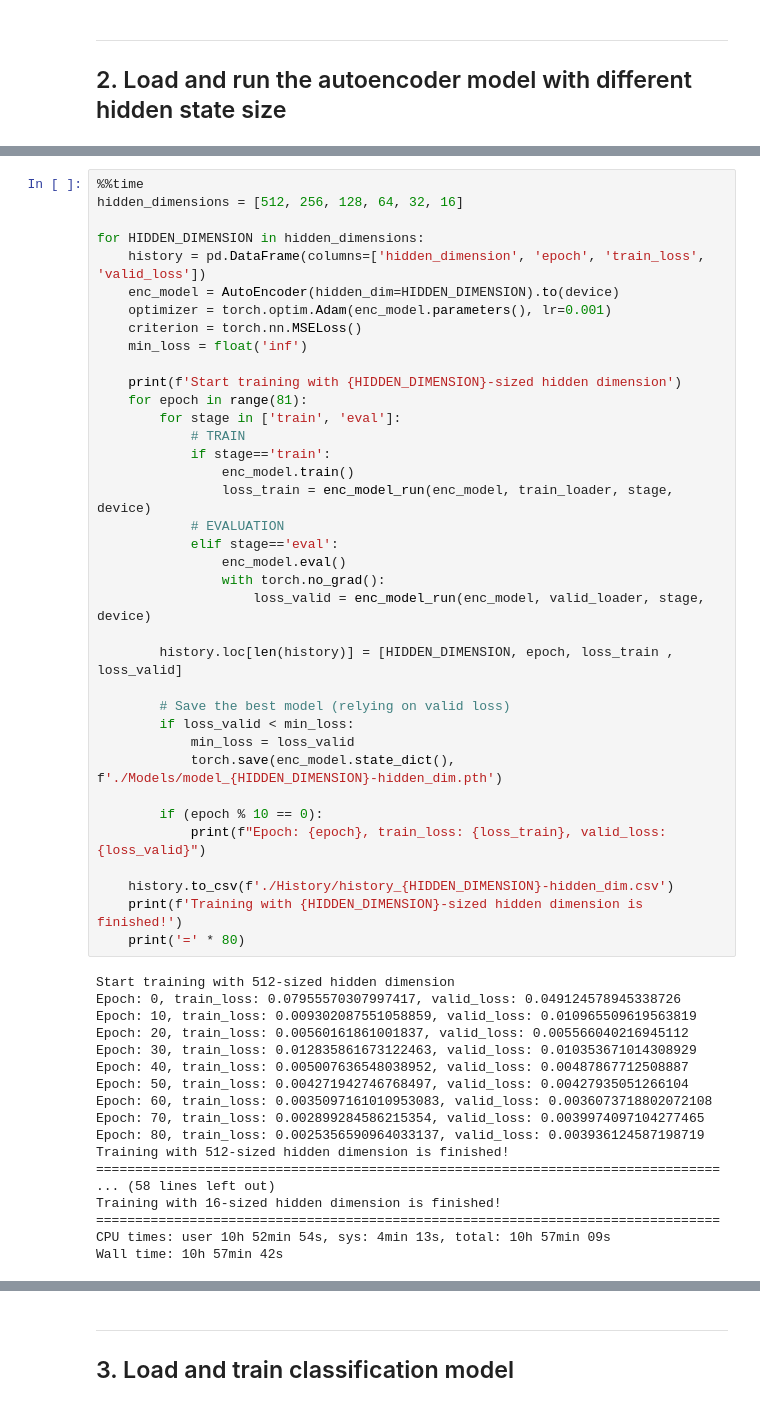
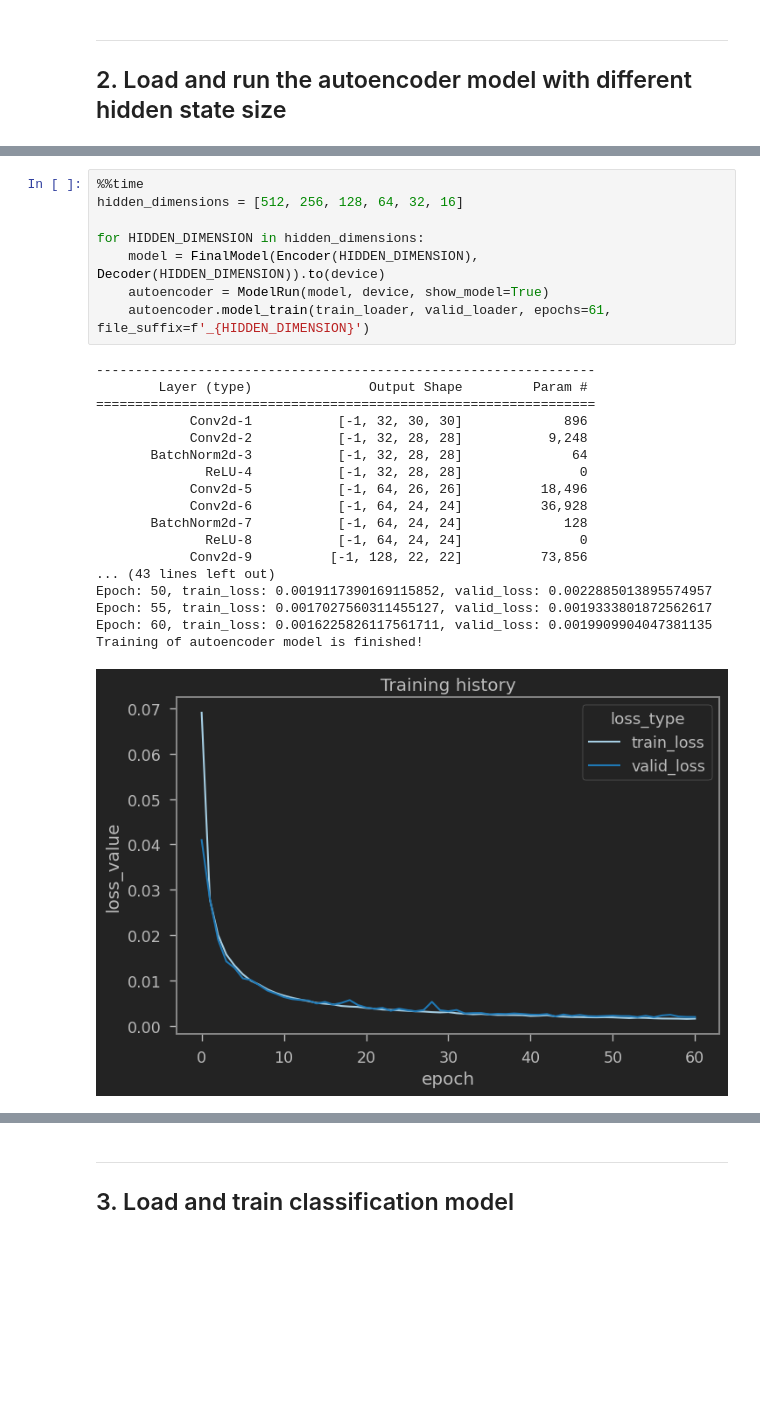
Before and after one commit to NikyParfenov/MIL_CV_pet-case, a Jupyter notebook: main.ipynb, the cells around one changed output, grey strips where cells are left out. Cells and saved outputs as stored; diff of their text form; blank space fills up the shorter version.

```diff
--- a/main.ipynb
+++ b/main.ipynb
@@ -129,55 +72,27 @@ def enc_model_run(model, data_loader, stage, device=torch.device('cpu'), clear_m
 # %%
 %%time
 hidden_dimensions = [512, 256, 128, 64, 32, 16]
 
 for HIDDEN_DIMENSION in hidden_dimensions:
-    history = pd.DataFrame(columns=['hidden_dimension', 'epoch', 'train_loss', 'valid_loss'])
-    enc_model = AutoEncoder(hidden_dim=HIDDEN_DIMENSION).to(device)
-    optimizer = torch.optim.Adam(enc_model.parameters(), lr=0.001)
-    criterion = torch.nn.MSELoss()
-    min_loss = float('inf')
-
-    print(f'Start training with {HIDDEN_DIMENSION}-sized hidden dimension')
-    for epoch in range(81):
-        for stage in ['train', 'eval']:
-            # TRAIN
-            if stage=='train':
-                enc_model.train()
-                loss_train = enc_model_run(enc_model, train_loader, stage, device)
-            # EVALUATION
-            elif stage=='eval':
-                enc_model.eval()
-                with torch.no_grad():
-                    loss_valid = enc_model_run(enc_model, valid_loader, stage, device)
-
-        history.loc[len(history)] = [HIDDEN_DIMENSION, epoch, loss_train , loss_valid]
-
-        # Save the best model (relying on valid loss)
-        if loss_valid < min_loss:
-            min_loss = loss_valid
-            torch.save(enc_model.state_dict(), f'./Models/model_{HIDDEN_DIMENSION}-hidden_dim.pth')
-
-        if (epoch % 10 == 0):
-            print(f"Epoch: {epoch}, train_loss: {loss_train}, valid_loss: {loss_valid}")
-
-    history.to_csv(f'./History/history_{HIDDEN_DIMENSION}-hidden_dim.csv')
-    print(f'Training with {HIDDEN_DIMENSION}-sized hidden dimension is finished!')
-    print('=' * 80)
+    model = FinalModel(Encoder(HIDDEN_DIMENSION), Decoder(HIDDEN_DIMENSION)).to(device)
+    autoencoder = ModelRun(model, device, show_model=True)
+    autoencoder.model_train(train_loader, valid_loader, epochs=61, file_suffix=f'_{HIDDEN_DIMENSION}')
 # %% [output]
-Start training with 512-sized hidden dimension
-Epoch: 0, train_loss: 0.07955570307997417, valid_loss: 0.049124578945338726
-Epoch: 10, train_loss: 0.009302087551058859, valid_loss: 0.010965509619563819
-Epoch: 20, train_loss: 0.00560161861001837, valid_loss: 0.005566040216945112
-Epoch: 30, train_loss: 0.012835861673122463, valid_loss: 0.010353671014308929
-Epoch: 40, train_loss: 0.005007636548038952, valid_loss: 0.00487867712508887
-Epoch: 50, train_loss: 0.004271942746768497, valid_loss: 0.00427935051266104
-Epoch: 60, train_loss: 0.0035097161010953083, valid_loss: 0.0036073718802072108
-Epoch: 70, train_loss: 0.002899284586215354, valid_loss: 0.0039974097104277465
-Epoch: 80, train_loss: 0.0025356590964033137, valid_loss: 0.003936124587198719
-Training with 512-sized hidden dimension is finished!
-================================================================================
-... (58 lines left out)
-Training with 16-sized hidden dimension is finished!
-================================================================================
-CPU times: user 10h 52min 54s, sys: 4min 13s, total: 10h 57min 09s
-Wall time: 10h 57min 42s
+----------------------------------------------------------------
+        Layer (type)               Output Shape         Param #
+================================================================
+            Conv2d-1           [-1, 32, 30, 30]             896
+            Conv2d-2           [-1, 32, 28, 28]           9,248
+       BatchNorm2d-3           [-1, 32, 28, 28]              64
+              ReLU-4           [-1, 32, 28, 28]               0
+            Conv2d-5           [-1, 64, 26, 26]          18,496
+            Conv2d-6           [-1, 64, 24, 24]          36,928
+       BatchNorm2d-7           [-1, 64, 24, 24]             128
+              ReLU-8           [-1, 64, 24, 24]               0
+            Conv2d-9          [-1, 128, 22, 22]          73,856
+... (43 lines left out)
+Epoch: 50, train_loss: 0.0019117390169115852, valid_loss: 0.0022885013895574957
+Epoch: 55, train_loss: 0.0017027560311455127, valid_loss: 0.0019333801872562617
+Epoch: 60, train_loss: 0.0016225826117561711, valid_loss: 0.0019909904047381135
+Training of autoencoder model is finished!
+[figure, added]
```
Also changed, not shown: parts of 12 cells of this notebook, 4 other files.
